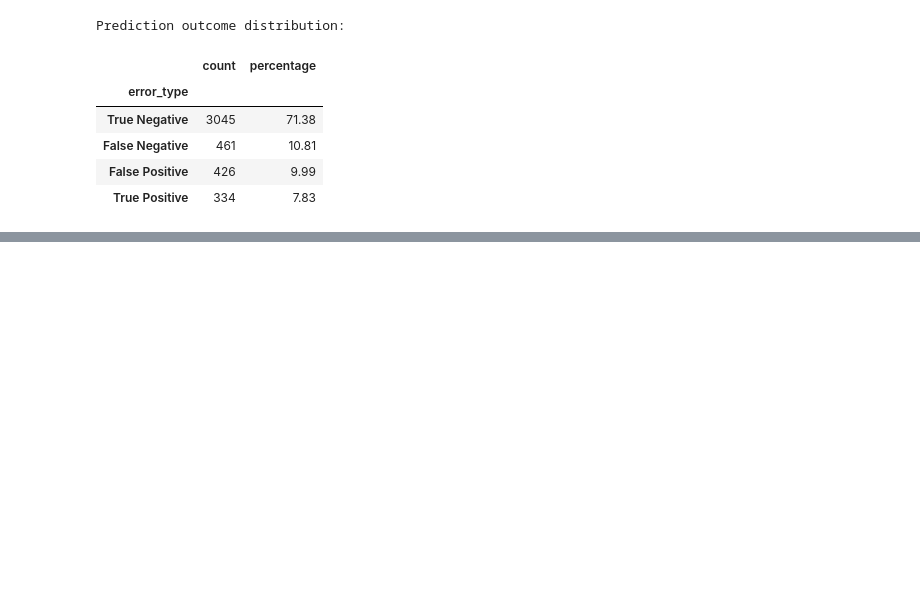
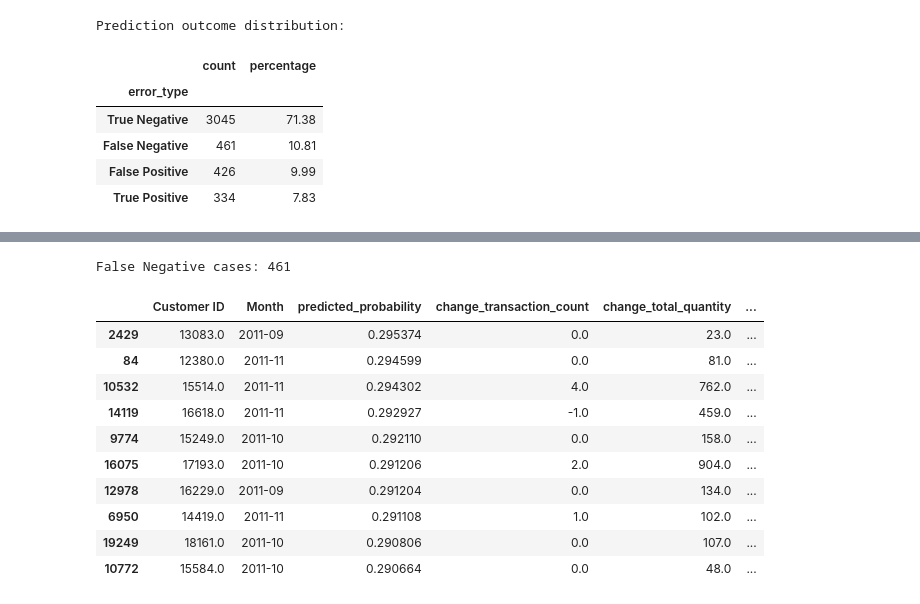
Before and after one commit to saraalwadia/customer-behavior-shift-detection, a Jupyter notebook: notebooks/04_modeling.ipynb, the cells around one changed output, grey strips where cells are left out. Saved outputs shown, nothing was run; the diff lists cells and outputs as text; code cells hidden in the pictures; blank space fills up the shorter version.

Commit message:
Complete behavior-aware model evaluation and error analysis

```diff
--- a/notebooks/04_modeling.ipynb
+++ b/notebooks/04_modeling.ipynb
@@ -1257,0 +1308,40 @@ Prediction outcome distribution:
+# %%
+# Inspect high-confidence False Negative cases
+
+false_negatives = test_results[
+    test_results["error_type"] == "False Negative"
+].copy()
+
+false_negatives = false_negatives.sort_values(
+    "predicted_probability",
+    ascending=False
+)
+
+print("False Negative cases:", len(false_negatives))
+
+false_negatives[
+    [
+        "Customer ID",
+        "Month",
+        "predicted_probability",
+        "change_transaction_count",
+        "change_total_quantity",
+        "change_total_spending",
+        "change_average_transaction_value",
+        "change_unique_products",
+        "months_since_previous"
+    ]
+].head(10)
+# %% [output]
+False Negative cases: 461
+|  | Customer ID | Month | predicted_probability | change_transaction_count | change_total_quantity | ... |
+| 2429 | 13083.0 | 2011-09 | 0.295374 | 0.0 | 23.0 | ... |
+| 84 | 12380.0 | 2011-11 | 0.294599 | 0.0 | 81.0 | ... |
+| 10532 | 15514.0 | 2011-11 | 0.294302 | 4.0 | 762.0 | ... |
+| 14119 | 16618.0 | 2011-11 | 0.292927 | -1.0 | 459.0 | ... |
+| 9774 | 15249.0 | 2011-10 | 0.292110 | 0.0 | 158.0 | ... |
+| 16075 | 17193.0 | 2011-10 | 0.291206 | 2.0 | 904.0 | ... |
+| 12978 | 16229.0 | 2011-09 | 0.291204 | 0.0 | 134.0 | ... |
+| 6950 | 14419.0 | 2011-11 | 0.291108 | 1.0 | 102.0 | ... |
+| 19249 | 18161.0 | 2011-10 | 0.290806 | 0.0 | 107.0 | ... |
+| 10772 | 15584.0 | 2011-10 | 0.290664 | 0.0 | 48.0 | ... |
```
Also changed, not shown: parts of 9 cells of this notebook.
